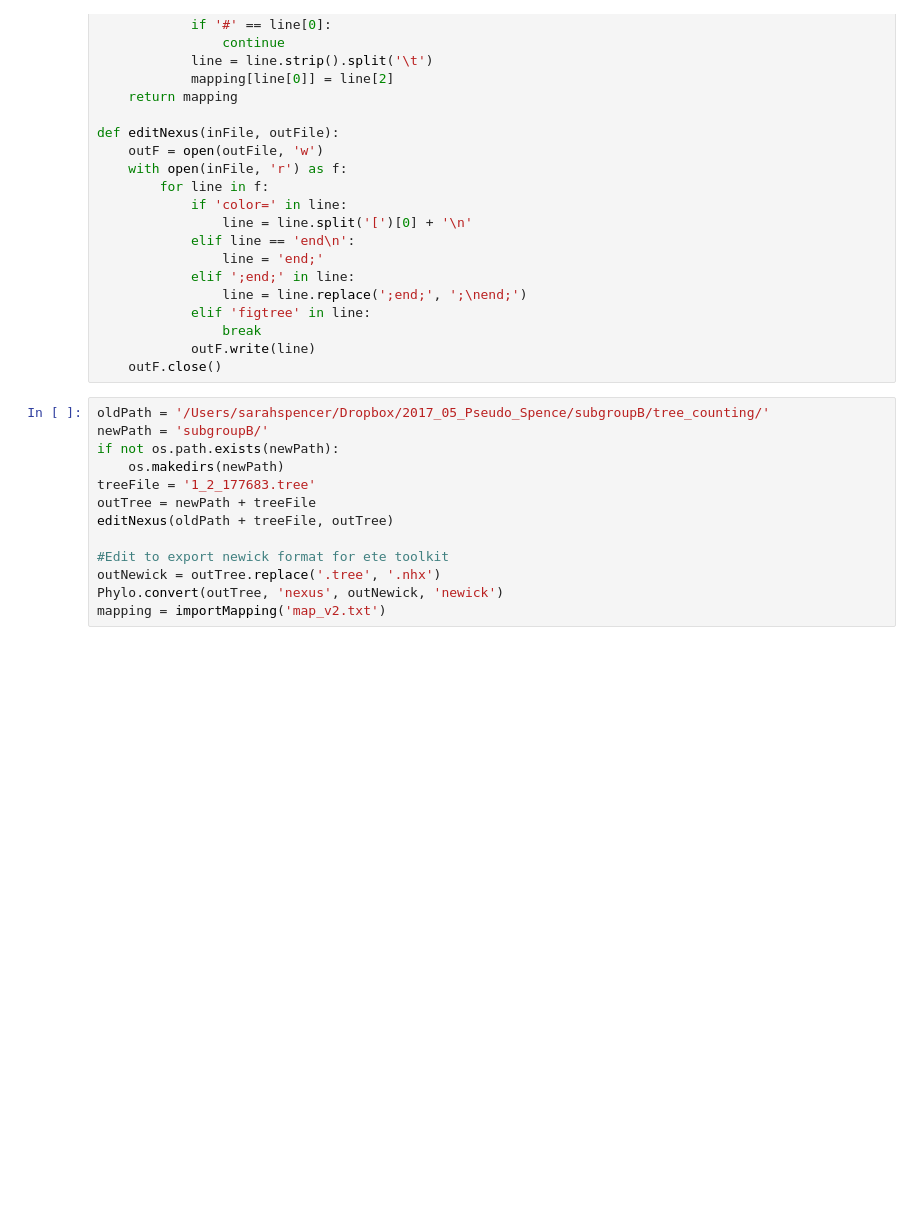
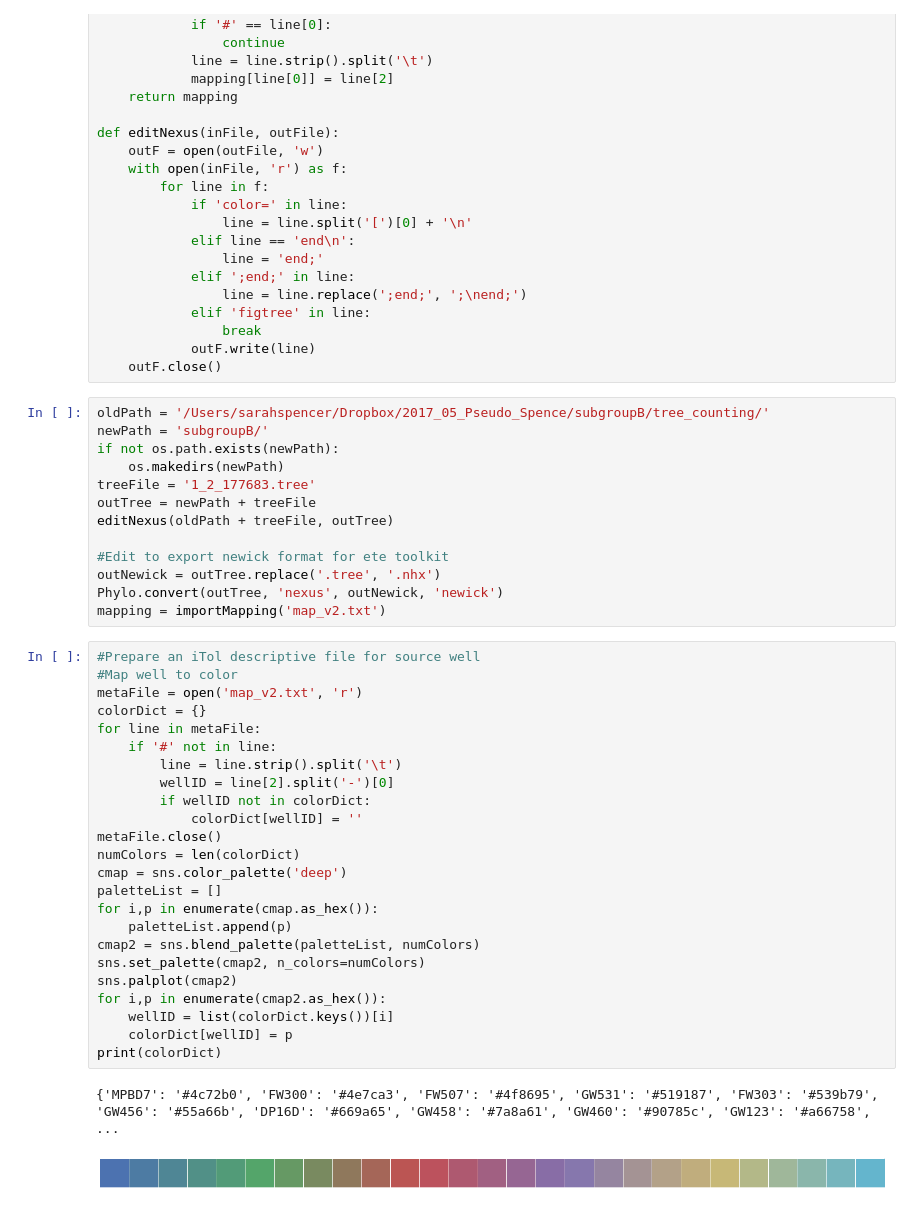
Before and after one commit to sjspence/pseudomonas, a Jupyter notebook: subTrees/2017-05-19_subgroupB.ipynb, the cells around one changed output. Saved outputs shown, nothing was run; the diff lists cells and outputs as text; blank space fills up the shorter version.

```diff
--- a/subTrees/2017-05-19_subgroupB.ipynb
+++ b/subTrees/2017-05-19_subgroupB.ipynb
@@ -56,3 +62,30 @@ editNexus(oldPath + treeFile, outTree)
 outNewick = outTree.replace('.tree', '.nhx')
 Phylo.convert(outTree, 'nexus', outNewick, 'newick')
 mapping = importMapping('map_v2.txt')
+# %%
+#Prepare an iTol descriptive file for source well
+#Map well to color
+metaFile = open('map_v2.txt', 'r')
+colorDict = {}
+for line in metaFile:
+    if '#' not in line:
+        line = line.strip().split('\t')
+        wellID = line[2].split('-')[0]
+        if wellID not in colorDict:
+            colorDict[wellID] = ''
+metaFile.close()
+numColors = len(colorDict)
+cmap = sns.color_palette('deep')
+paletteList = []
+for i,p in enumerate(cmap.as_hex()):
+    paletteList.append(p)
+cmap2 = sns.blend_palette(paletteList, numColors)
+sns.set_palette(cmap2, n_colors=numColors)
+sns.palplot(cmap2)
+for i,p in enumerate(cmap2.as_hex()):
+    wellID = list(colorDict.keys())[i]
+    colorDict[wellID] = p
+print(colorDict)
+# %% [output]
+{'MPBD7': '#4c72b0', 'FW300': '#4e7ca3', 'FW507': '#4f8695', 'GW531': '#519187', 'FW303': '#539b79', 'GW456': '#55a66b', 'DP16D': '#669a65', 'GW458': '#7a8a61', 'GW460': '#90785c', 'GW123': '#a66758', ...
+[figure, added]
```
Also changed, not shown: parts of 6 cells of this notebook.
